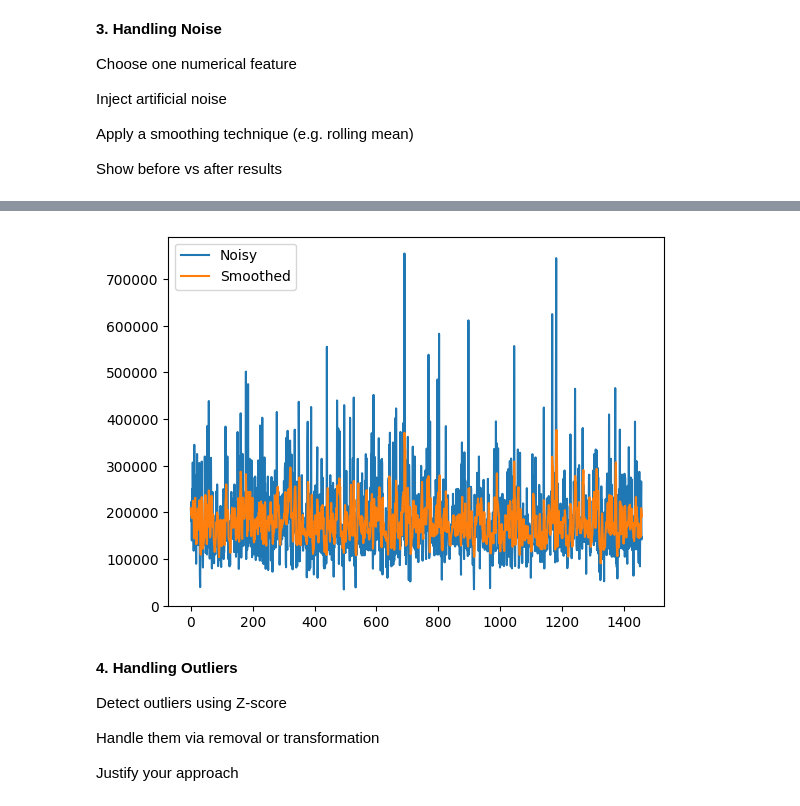
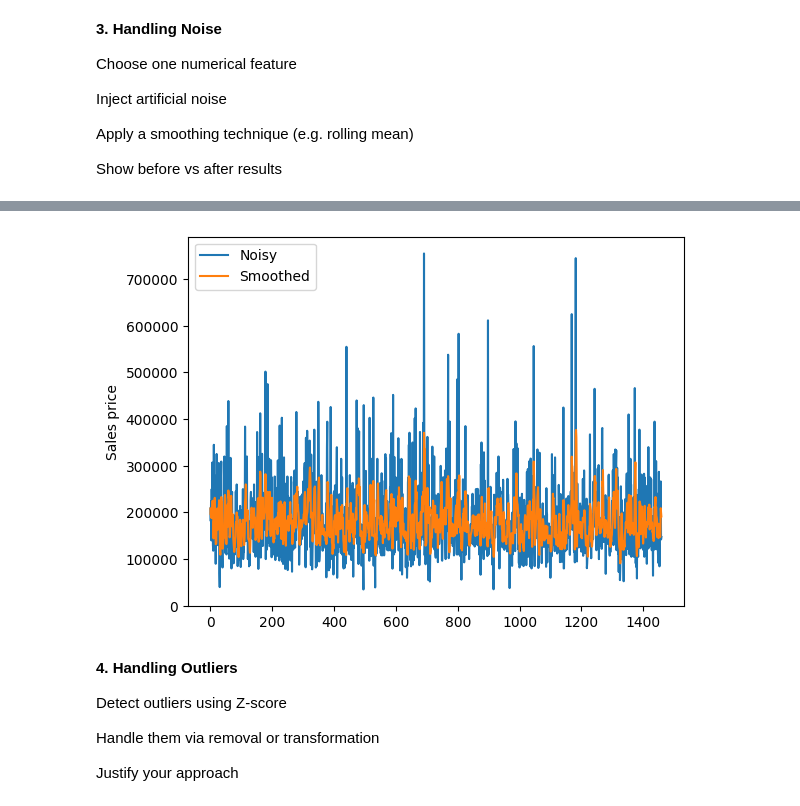
Before and after one commit to kaxmarc/statistics_ml, a Jupyter notebook: group_exercises/exercise_1/Group_Exercise_1.ipynb, the cells around one changed output, grey strips where cells are left out. Cells and saved outputs as stored; diff of their text form; code cells hidden in the pictures.

```diff
--- a/group_exercises/exercise_1/Group_Exercise_1.ipynb
+++ b/group_exercises/exercise_1/Group_Exercise_1.ipynb
@@ -187,10 +187,11 @@ print(comparison_df.head(15))
 # %%
 plt.plot(signal_noisy, label='Noisy')
 plt.plot(signal_smoothed, label='Smoothed')
+plt.ylabel('Sales price')
 plt.legend()
 plt.show()
 # %% [output]
-[figure, old version]
+[figure, new version]
 # %% [markdown]
 **4. Handling Outliers**
 
```
Also changed, not shown: parts of 7 cells of this notebook.
